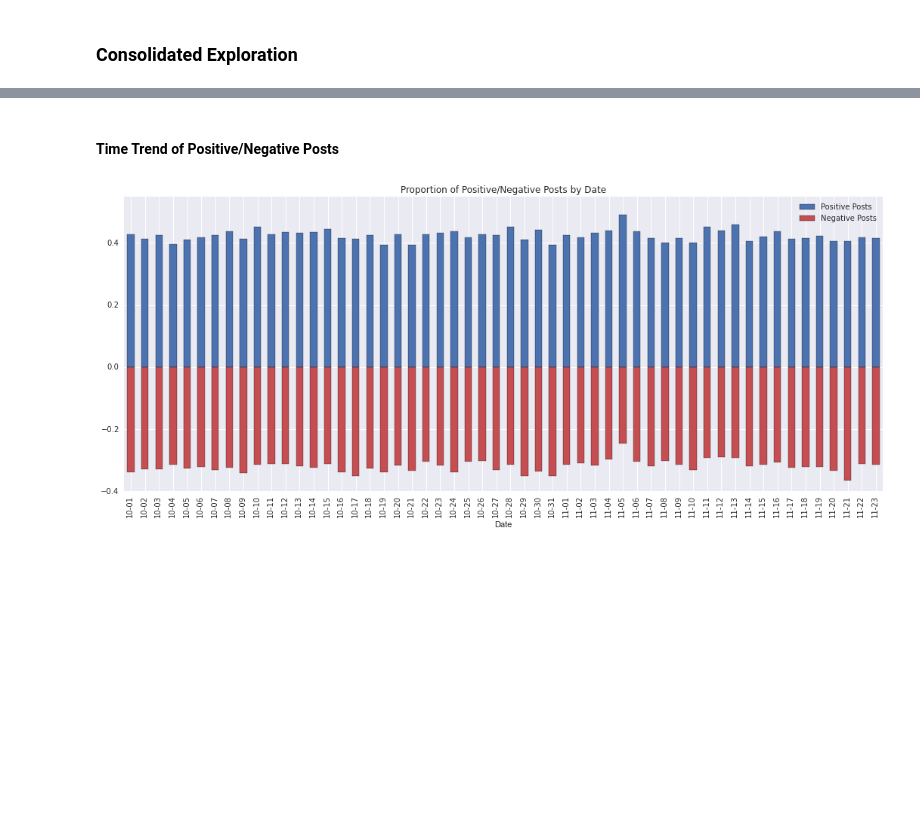
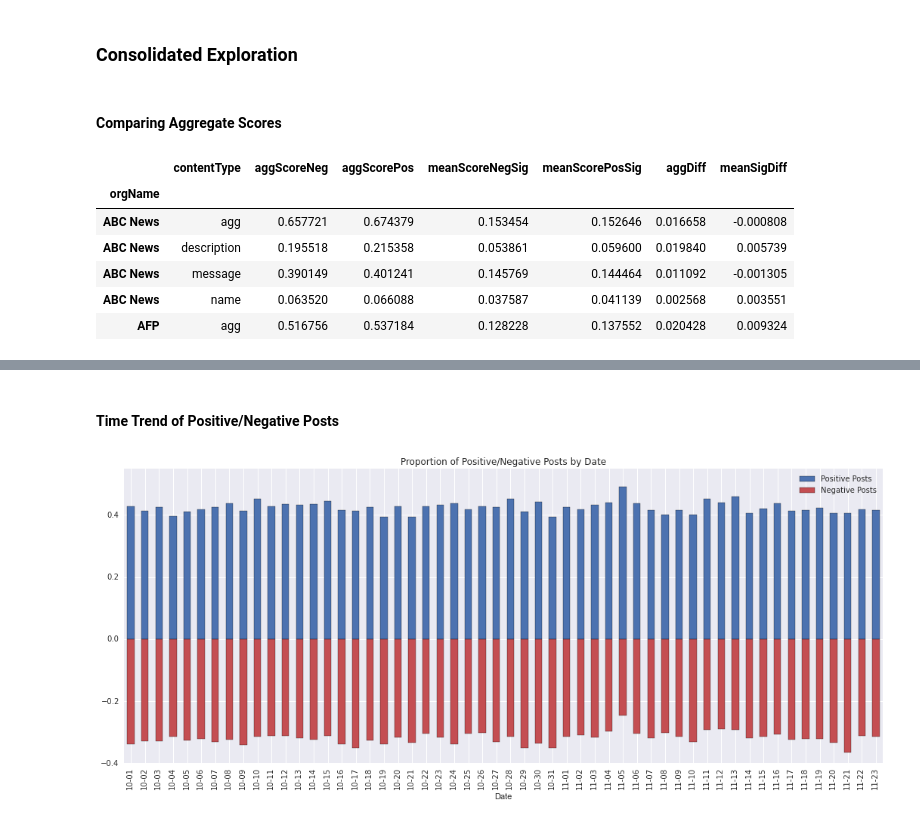
Before and after one commit to micahlanier/social-news, a Jupyter notebook: src/sentiment/sentimentExploration.ipynb, the cells around one changed output, grey strips where cells are left out. Drawn from its saved outputs; the diff is of its cells as text; code cells hidden in the pictures; blank space fills up the shorter version.

```diff
--- a/src/sentiment/sentimentExploration.ipynb
+++ b/src/sentiment/sentimentExploration.ipynb
@@ -268,6 +268,9 @@ del orgClasses['class']
 orgSents = orgClasses.groupby('orgName').aggregate(np.sum)
 orgSents['negProp'] = orgSents.neg / (orgSents.neg+orgSents.pos+orgSents.neu)
 orgSents['posProp'] = orgSents.pos / (orgSents.neg+orgSents.pos+orgSents.neu)
+# Reorder.
+orgSents['posNegDiff'] = orgSents['posProp'] - orgSents['negProp']
+orgSents.sort('posNegDiff',ascending=False,inplace=True)
 # %%
 # Data and plot.
 ax = orgSents.iloc[:,[4,3]].plot(kind='bar', color=[snsColorNeg,snsColorPos])
@@ -332,2 +365,14 @@ for (k,s) in fbSentimentKeys.iteritems():
 # %% [markdown]
 ### Consolidated Exploration
+# %% [markdown]
+#### Comparing Aggregate Scores
+# %%
+fbMeans.head()
+# %% [output]
+|  | contentType | aggScoreNeg | aggScorePos | meanScoreNegSig | meanScorePosSig | aggDiff | meanSigDiff |
+| orgName |  |  |  |  |  |  |  |
+| ABC News | agg | 0.657721 | 0.674379 | 0.153454 | 0.152646 | 0.016658 | -0.000808 |
+| ABC News | description | 0.195518 | 0.215358 | 0.053861 | 0.059600 | 0.019840 | 0.005739 |
+| ABC News | message | 0.390149 | 0.401241 | 0.145769 | 0.144464 | 0.011092 | -0.001305 |
+| ABC News | name | 0.063520 | 0.066088 | 0.037587 | 0.041139 | 0.002568 | 0.003551 |
+| AFP | agg | 0.516756 | 0.537184 | 0.128228 | 0.137552 | 0.020428 | 0.009324 |
```
Also changed, not shown: parts of 6 cells of this notebook.
